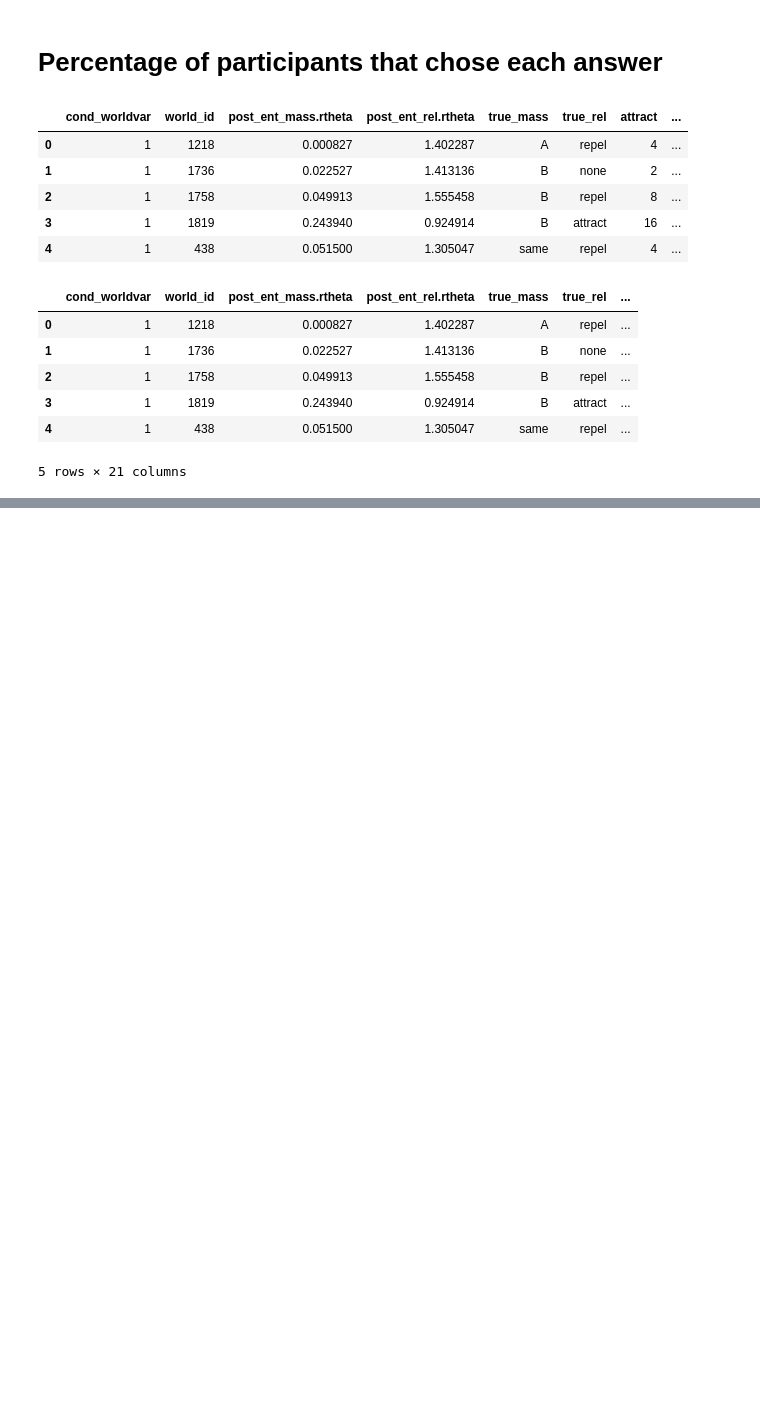
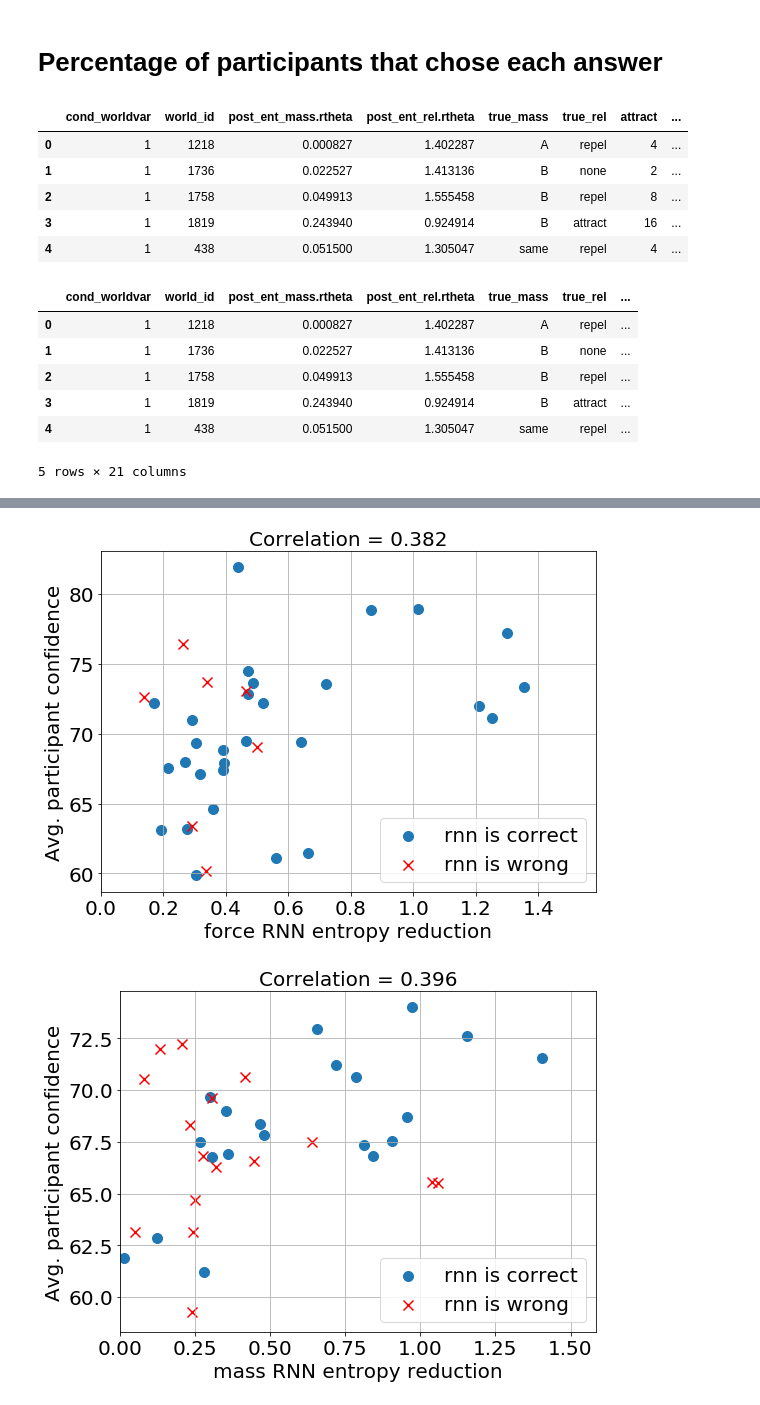
Before and after one commit to iamhectorotero/learning-physical-properties-with-rnns, a Jupyter notebook: cogsci_experiments/91. Is RNN softmax output a good predictor for human guesses.ipynb, the cells around one changed output, grey strips where cells are left out. Drawn from its saved outputs; the diff is of its cells as text; code cells hidden in the pictures; blank space fills up the shorter version.

```diff
--- a/cogsci_experiments/91. Is RNN softmax output a good predictor for human guesses.ipynb
+++ b/cogsci_experiments/91. Is RNN softmax output a good predictor for human guesses.ipynb
@@ -355,0 +359,8 @@ plot_entropy_correlation("mass", "true_mass", "got_mass_right")
+# %%
+plot_entropy_correlation("force", "true_rel", "conf_rel", ylabel="Avg. participant confidence")
+plt.savefig("cogsci_images/force_entropy_confidence_correlation.pdf")
+plot_entropy_correlation("mass", "true_mass", "conf_mass", ylabel="Avg. participant confidence")
+plt.savefig("cogsci_images/mass_entropy_confidence_correlation.pdf")
+# %% [output]
+[figure, added]
+[figure, added]
```
Also changed, not shown: parts of 15 cells of this notebook, 2 other files.
